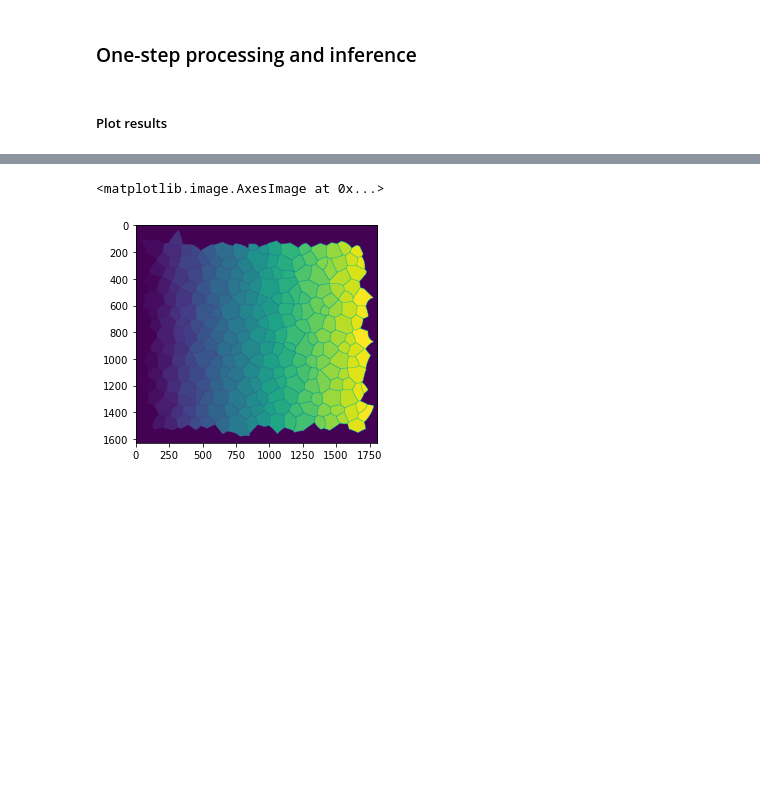
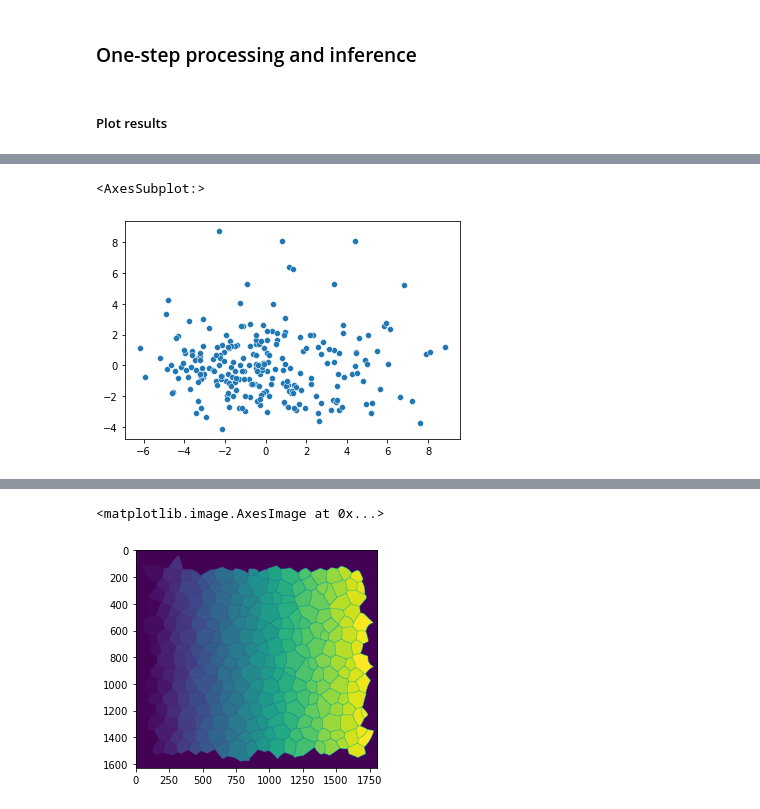
Before and after one commit to Computational-Morphogenomics-Group/TensionMap, a Jupyter notebook: example.ipynb, the cells around one changed output, grey strips where cells are left out. Cells and saved outputs as stored; diff of their text form; code cells hidden in the pictures; blank space fills up the shorter version.

```diff
--- a/example.ipynb
+++ b/example.ipynb
@@ -42,0 +43,4 @@ tiling.plot(['CAP'])
+# %%
+# Output to csv or pandas dataframe
+results = no_tiling.output_results()
+results
@@ -42,0 +61,15 @@ tiling.plot(['CAP'])
+# %%
+# Plot cells in morphology space
+# PCA on morphology results
+morph_res = results[['eccentricity','perimeter','axis_major','axis_minor','feret_d','equiv_diam_area','orientation',
+                        'area','inertiatensor_eigval1','inertiatensor_eigval2','inertiatensor_orientation',
+                        'inertiatensor_anisotropy','moments_hu_1','moments_hu_2','moments_hu_3','bbox_x','bbox_y']].to_numpy()
+morph_res_norm = scale(morph_res)
+
+morph_pca = PCA()
+morph_pca_res = morph_pca.fit_transform(morph_res_norm)
+
+sns.scatterplot(morph_pca_res[:,0], morph_pca_res[:,1])
+# %% [output]
+<AxesSubplot:>
+[figure, added]
```
Also changed, not shown: parts of 13 cells of this notebook, 5 other files.
